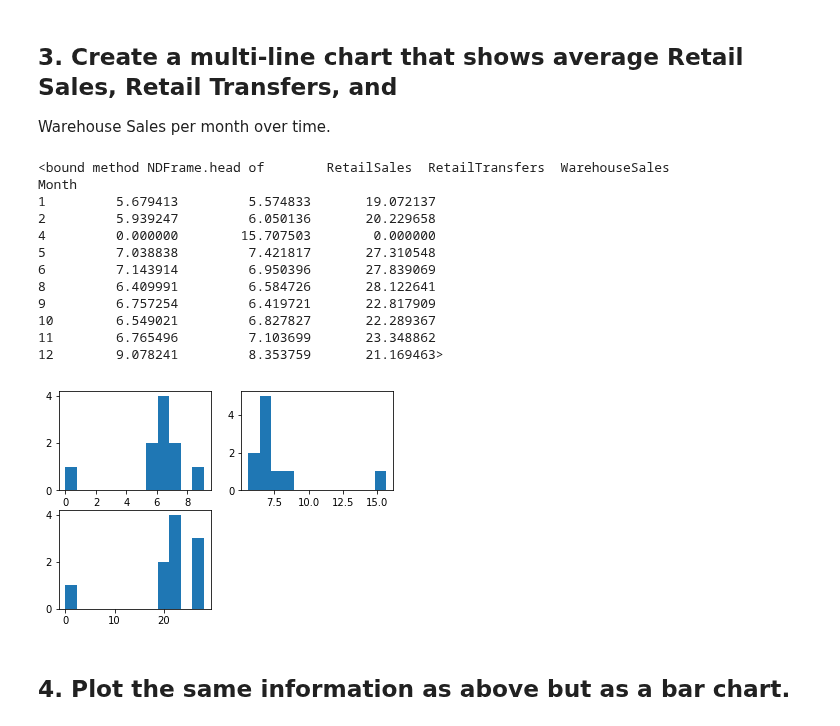
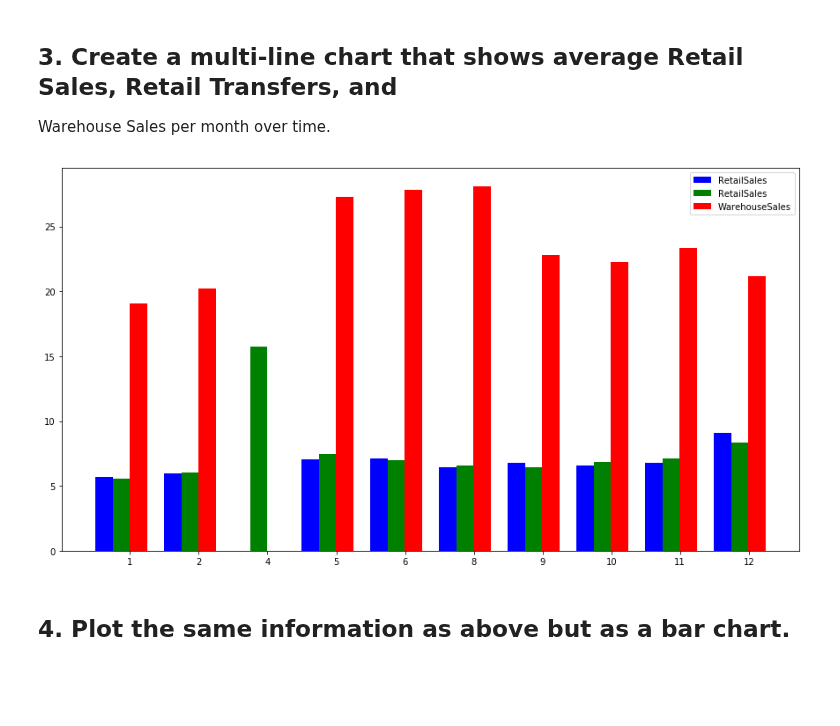
Before and after one commit to davidlafuentem/data-labs, a Jupyter notebook: module-2/lab-plotting-multiple-data-series/your-code/main.ipynb, the cells around one changed output. Drawn from its saved outputs; the diff is of its cells as text; code cells hidden in the pictures; blank space fills up the shorter version.

```diff
--- a/module-2/lab-plotting-multiple-data-series/your-code/main.ipynb
+++ b/module-2/lab-plotting-multiple-data-series/your-code/main.ipynb
@@ -47,31 +46,23 @@ data_suppliers.head(10).plot(kind='barh')
 # %% [markdown]
 ## 3. Create a multi-line chart that shows average Retail Sales, Retail Transfers, and
 Warehouse Sales per month over time.
-# %%
-data_months = data.groupby('Month').agg({'RetailSales':'mean', 'RetailTransfers':'mean', 'WarehouseSales':'mean'})
-
-
-
-plt.subplot(2,2,1), plt.hist(data_months.RetailSales,bins=12)
-
-plt.subplot(2,2,2), plt.hist(data_months.RetailTransfers,bins=12)
-
-plt.subplot(2,2,3), plt.hist(data_months.WarehouseSales,bins=12)
-
-data_months.head
-# %% [output]
-<bound method NDFrame.head of        RetailSales  RetailTransfers  WarehouseSales
-Month
-1         5.679413         5.574833       19.072137
-2         5.939247         6.050136       20.229658
-4         0.000000        15.707503        0.000000
-5         7.038838         7.421817       27.310548
-6         7.143914         6.950396       27.839069
-8         6.409991         6.584726       28.122641
-9         6.757254         6.419721       22.817909
-10        6.549021         6.827827       22.289367
-11        6.765496         7.103699       23.348862
-12        9.078241         8.353759       21.169463>
-[figure, removed]
+# %%
+data_months = data.groupby(by='Month').agg({'RetailSales':'mean', 'RetailTransfers':'mean', 'WarehouseSales':'mean' })
+data_months = data_months.reset_index()
+
+X = np.arange(len(data_months.Month))
+
+plt.figure(figsize=(15,8))
+
+plt.bar(X + 0.00, data_months.RetailSales, color = "b", width = 0.25, label='RetailSales')
+plt.bar(X + 0.25, data_months.RetailTransfers, color = "g", width = 0.25, label='RetailSales')
+plt.bar(X + 0.50, data_months.WarehouseSales, color = "r", width = 0.25, label='WarehouseSales')
+
+plt.xticks(X+0.38, data_months.Month)
+plt.legend()
+
+plt.show()
+# %% [output]
+[figure, added]
 # %% [markdown]
 ## 4. Plot the same information as above but as a bar chart.
```
Also changed, not shown: parts of 9 cells of this notebook.
